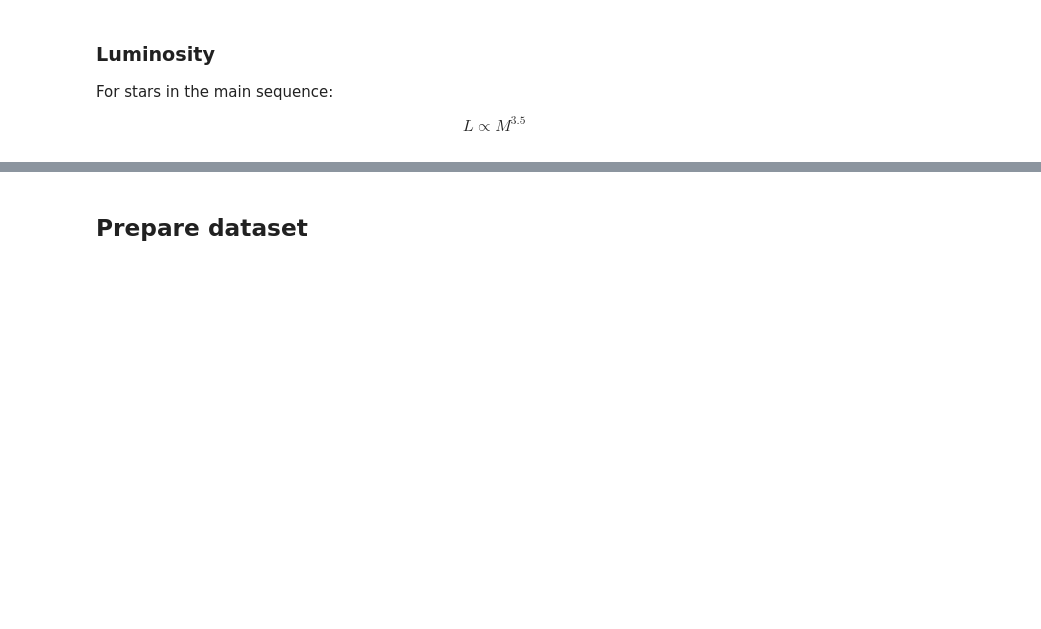
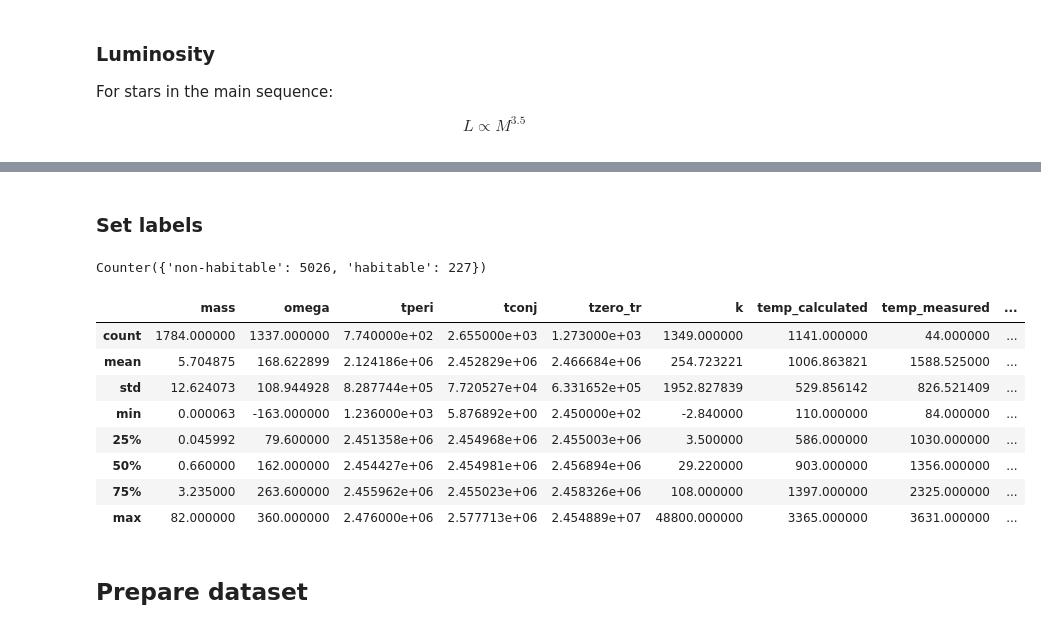
Before and after one commit to NicoGalvarino/astrobiology_belgrade, a Jupyter notebook: Naive_Bayes_Tutorial/NB_exoplanets.ipynb, the cells around one changed output, grey strips where cells are left out. Drawn from its saved outputs; the diff is of its cells as text; code cells hidden in the pictures; blank space fills up the shorter version.

```diff
--- a/Naive_Bayes_Tutorial/NB_exoplanets.ipynb
+++ b/Naive_Bayes_Tutorial/NB_exoplanets.ipynb
@@ -214,0 +184,3 @@ getHZ(L, T, inC, outC)
+# %%
+exoplanets.drop(exoplanets.loc[exoplanets['star_teff'] <= 2600].index, inplace=True)
+exoplanets.drop(exoplanets.loc[exoplanets['star_teff'] >= 7200].index, inplace=True)
@@ -214,0 +191,3 @@ getHZ(L, T, inC, outC)
+# %%
+exoplanets['inner_HZ'] = exoplanets.apply(lambda x: getHZ(x['star_lum'], x['star_teff'], HZdf['S1'], HZdf['S5'])[0], axis=1)
+exoplanets['outer_HZ'] = exoplanets.apply(lambda x: getHZ(x['star_lum'], x['star_teff'], HZdf['S1'], HZdf['S5'])[1], axis=1)
@@ -214,0 +206,11 @@ getHZ(L, T, inC, outC)
+# %% [markdown]
+### Set labels
+# %%
+def habitable(inner_HZ, outer_HZ, semi_minor_axis, semi_major_axis):
+
+    if (semi_minor_axis >= inner_HZ) and (semi_major_axis <= outer_HZ):
+        label = 'habitable'
+    else:
+        label = 'non-habitable'
+
+    return label
@@ -215,2 +221,21 @@ getHZ(L, T, inC, outC)
+# %%
+Counter(exoplanets['label'])
+# %% [output]
+Counter({'non-habitable': 5026, 'habitable': 227})
+# %%
+exoplanets[['mass', 'omega', 'tperi', 'tconj', 'tzero_tr', 'k', 'temp_calculated',
+            'temp_measured', 'geometric_albedo', 'log_g', 'mag_v', 'mag_j', 'mag_h',
+            'mag_k', 'star_distance', 'star_metallicity', 'star_mass', 'star_radius',
+            'star_age', 'star_teff']].describe()
+# %% [output]
+|  | mass | omega | tperi | tconj | tzero_tr | k | temp_calculated | temp_measured | ... |
+| count | 1784.000000 | 1337.000000 | 7.740000e+02 | 2.655000e+03 | 1.273000e+03 | 1349.000000 | 1141.000000 | 44.000000 | ... |
+| mean | 5.704875 | 168.622899 | 2.124186e+06 | 2.452829e+06 | 2.466684e+06 | 254.723221 | 1006.863821 | 1588.525000 | ... |
+| std | 12.624073 | 108.944928 | 8.287744e+05 | 7.720527e+04 | 6.331652e+05 | 1952.827839 | 529.856142 | 826.521409 | ... |
+| min | 0.000063 | -163.000000 | 1.236000e+03 | 5.876892e+00 | 2.450000e+02 | -2.840000 | 110.000000 | 84.000000 | ... |
+| 25% | 0.045992 | 79.600000 | 2.451358e+06 | 2.454968e+06 | 2.455003e+06 | 3.500000 | 586.000000 | 1030.000000 | ... |
+| 50% | 0.660000 | 162.000000 | 2.454427e+06 | 2.454981e+06 | 2.456894e+06 | 29.220000 | 903.000000 | 1356.000000 | ... |
+| 75% | 3.235000 | 263.600000 | 2.455962e+06 | 2.455023e+06 | 2.458326e+06 | 108.000000 | 1397.000000 | 2325.000000 | ... |
+| max | 82.000000 | 360.000000 | 2.476000e+06 | 2.577713e+06 | 2.454889e+07 | 48800.000000 | 3365.000000 | 3631.000000 | ... |
 # %% [markdown]
 ## Prepare dataset
```
Also changed, not shown: parts of 34 cells of this notebook, 1 other file.
